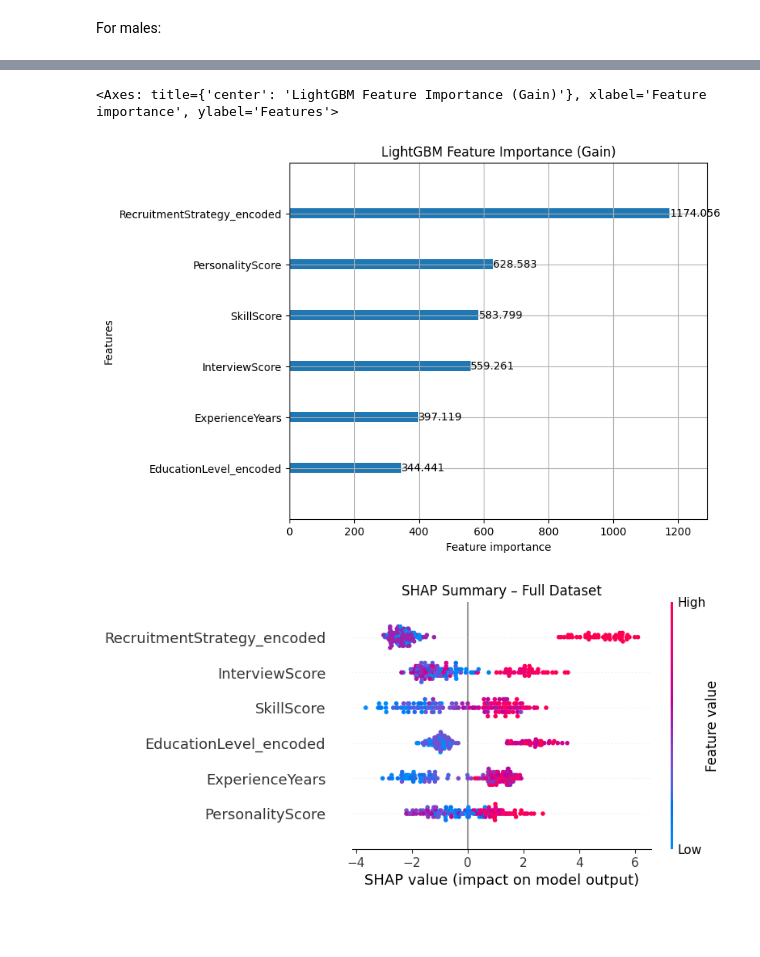
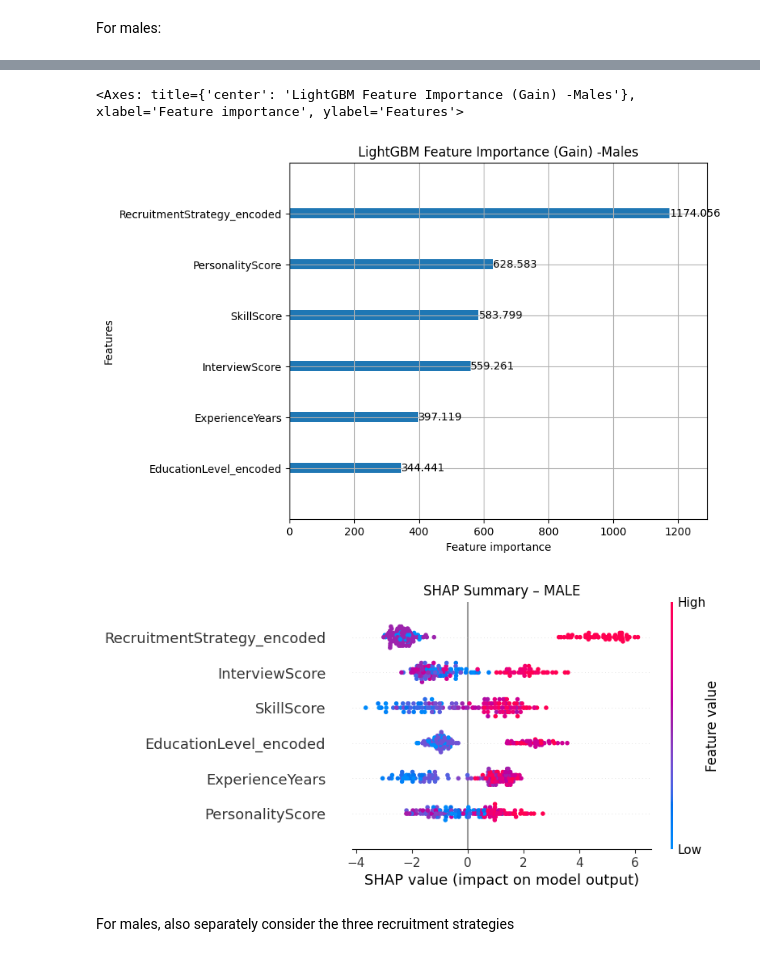
Before and after one commit to Klen03/ml_resume-analyzer, a Jupyter notebook: noteboooks/subset creation and analysis Ivan.ipynb, the cells around one changed output, grey strips where cells are left out. Drawn from its saved outputs; the diff is of its cells as text; code cells hidden in the pictures; blank space fills up the shorter version.

```diff
--- a/noteboooks/subset creation and analysis Ivan.ipynb
+++ b/noteboooks/subset creation and analysis Ivan.ipynb
@@ -152,20 +406,28 @@ You can set `force_col_wise=true` to remove the overhead.
    macro avg       0.90      0.89      0.89       148
 weighted avg       0.90      0.91      0.90       148
 # %%
-lgb.plot_importance(classifier, importance_type="gain", figsize=(7,6), title="LightGBM Feature Importance (Gain)")
+lgb.plot_importance(classifier, importance_type="gain", figsize=(7,6), title="LightGBM Feature Importance (Gain) -Males")
 # %% [output]
-<Axes: title={'center': 'LightGBM Feature Importance (Gain)'}, xlabel='Feature importance', ylabel='Features'>
+<Axes: title={'center': 'LightGBM Feature Importance (Gain) -Males'}, xlabel='Feature importance', ylabel='Features'>
-[figure, old version]
+[figure, new version]
 # %%
 # 1. 构造 SHAP Explainer
 explainer = shap.Explainer(classifier, X_test)
 
 # 2. 计算 SHAP values
 shap_values = explainer(X_test)
 
 # 3. 绘制 summary plot
 shap.summary_plot(shap_values, X_test, show=False)
-plt.title("SHAP Summary – Full Dataset")
+plt.title("SHAP Summary – MALE")
 plt.show()
+
+#save info
+# Male 子集训练与 SHAP
+classifier_male = classifier        # 保留 Male 模型
+X_test_male = X_test.copy()         # 保留 Male 测试集
+shap_values_male = shap.Explainer(classifier_male, X_test_male)(X_test_male)
 # %% [output]
-[figure, old version]
+[figure, new version]
+# %% [markdown]
+For males, also separately consider the three recruitment strategies
```
Also changed, not shown: parts of 35 cells of this notebook, 7 other files.
